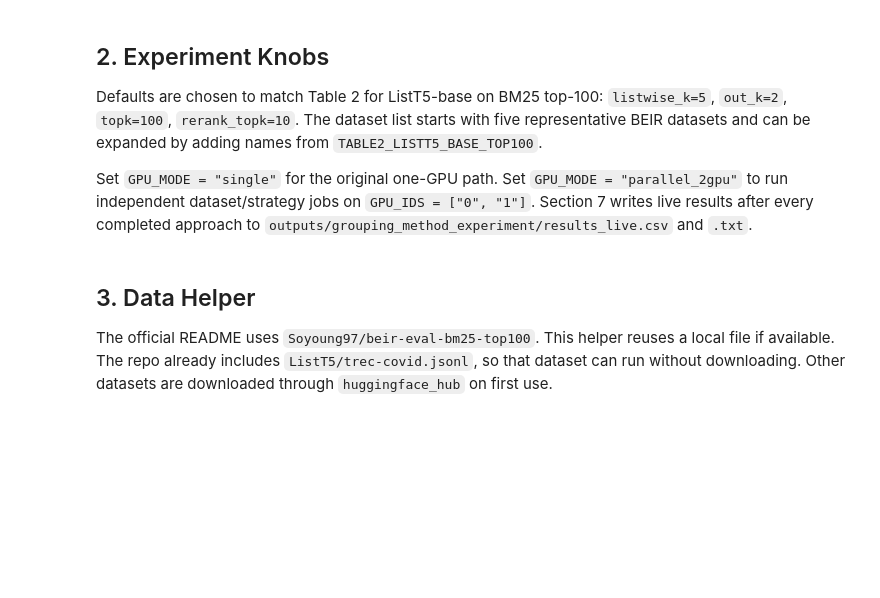
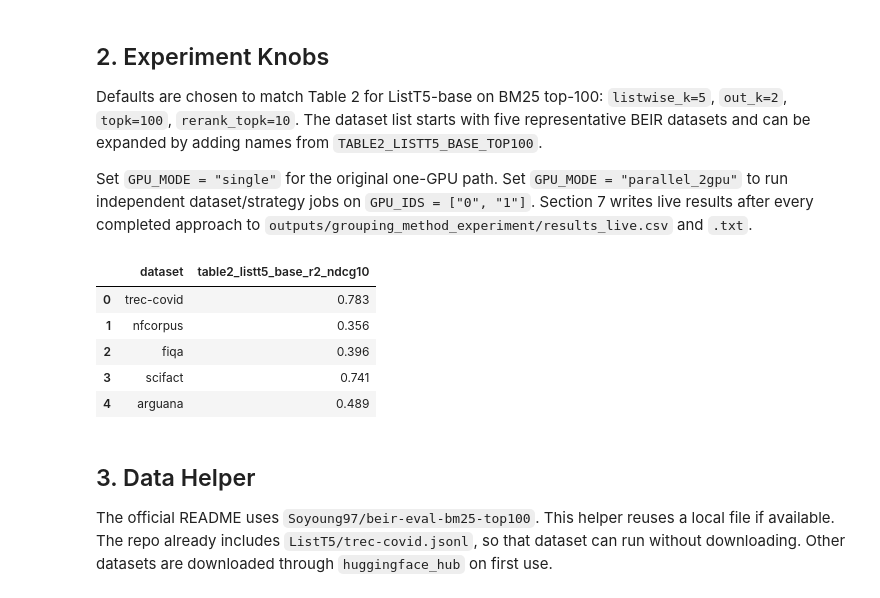
Before and after one commit to nano141004/exp-extend-list5, a Jupyter notebook: notebook/listt5_grouping_method_experiment.ipynb, the cells around one changed output. Drawn from its saved outputs; the diff is of its cells as text; code cells hidden in the pictures; blank space fills up the shorter version.

```diff
--- a/notebook/listt5_grouping_method_experiment.ipynb
+++ b/notebook/listt5_grouping_method_experiment.ipynb
@@ -333,37 +347,44 @@ BATCH_SIZE = 20
 # - "single": current behavior, one run at a time on the active CUDA device.
 # - "parallel_2gpu": run independent jobs in subprocesses, one per GPU id below.
 # If the two-GPU mode causes issues, switch this back to "single" and rerun Section 7.
-GPU_MODE = "single"
+GPU_MODE = "parallel_2gpu"
 GPU_IDS = ["0", "1"]
 
 # Plain print progress for Kaggle Save & Run logs, where tqdm may not render well.
 PRINT_EVERY_FORWARDS = 20
 
 # Paper Table 2, BM25 top-100, ListT5-base (r=2), NDCG@10.
 TABLE2_LISTT5_BASE_TOP100 = {
     "trec-covid": 0.783,
     "nfcorpus": 0.356,
     "bioasq": 0.564,
     "nq": 0.531,
     "hotpotqa": 0.726,
     "fiqa": 0.396,
     "signal": 0.335,
     "news": 0.485,
     "robust04": 0.521,
     "arguana": 0.489,
     "touche": 0.334,
     "cqadupstack": 0.388,
     "quora": 0.864,
     "dbpedia-entity": 0.437,
     "scidocs": 0.176,
     "fever": 0.798,
     "climate-fever": 0.240,
     "scifact": 0.741,
 }
 
 pd.DataFrame(
     [{"dataset": d, "table2_listt5_base_r2_ndcg10": TABLE2_LISTT5_BASE_TOP100[d]} for d in DEFAULT_DATASETS]
 )
+# %% [output]
+|  | dataset | table2_listt5_base_r2_ndcg10 |
+| 0 | trec-covid | 0.783 |
+| 1 | nfcorpus | 0.356 |
+| 2 | fiqa | 0.396 |
+| 3 | scifact | 0.741 |
+| 4 | arguana | 0.489 |
 # %% [markdown]
 ## 3. Data Helper
 
```
Also changed, not shown: parts of 7 cells of this notebook.
